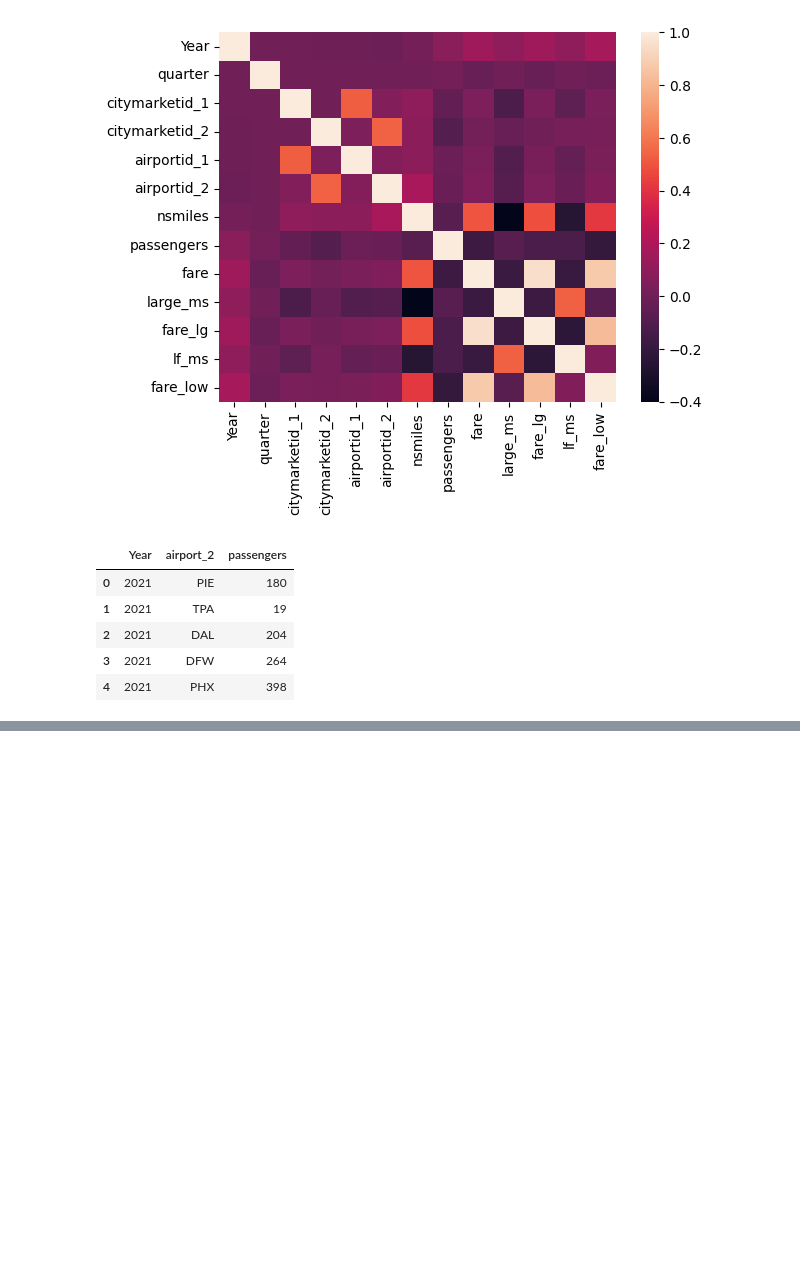
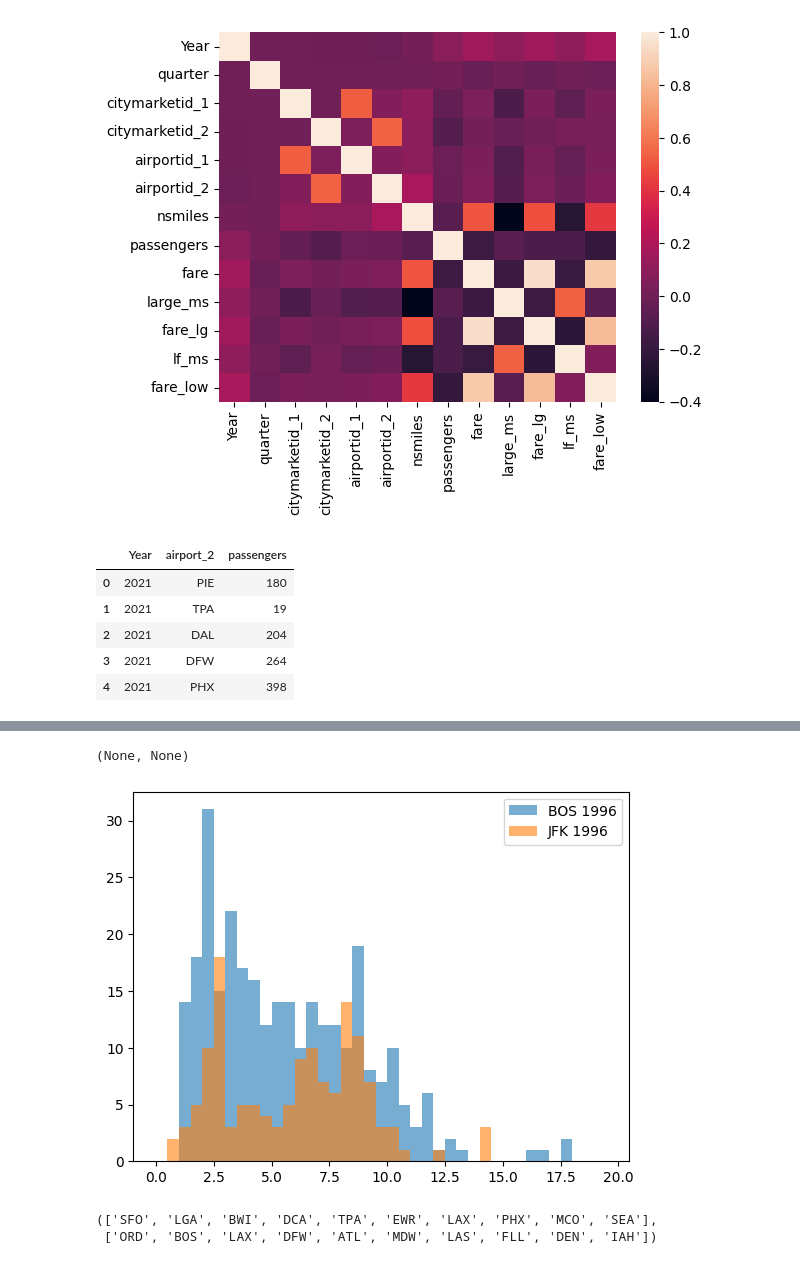
Before and after one commit to Ranabor/CDC-2024, a Jupyter notebook: basics.ipynb, the cells around one changed output, grey strips where cells are left out. Saved outputs shown, nothing was run; the diff lists cells and outputs as text; code cells hidden in the pictures; blank space fills up the shorter version.

```diff
--- a/basics.ipynb
+++ b/basics.ipynb
@@ -181,0 +177,52 @@ df_with_coords.head()
+# %%
+def get_mileage_airport(airport_name: str, year: int):
+    temp = df[(df["airport_1"] == airport_name) & (df["Year"] == year)]
+    miles_vs_fare = temp["nsmiles"] / temp["fare"]
+    plt.hist(miles_vs_fare, bins=np.arange(0, 20, 0.5), alpha=0.6, label=airport_name + " " + str(year))
+    plt.legend()
+    # plt.axvline(np.mean(miles_vs_fare), color='red', linestyle='dashed', linewidth=2, label='Mean: {:.2f}'.format(np.mean(miles_vs_fare)))
+    # plt.axvline(np.median(miles_vs_fare), color='green', linestyle='dashed', linewidth=2, label='Median: {:.2f}'.format(np.median(miles_vs_fare)))
+# %%
+get_mileage_airport("BOS", 1996), get_mileage_airport("JFK", 1996)
+# %% [output]
+(None, None)
+[figure, added]
+# %%
+df_relevant = df[(df["Year"] > 1995) & (df["Year"] != 2024)]
+
+def generate_traffic_graph(airports, start_year, end_year, removed_years = [2020, 2021, 2024], inbound = True):
+    direction = "airport_2" if inbound else "airport_1"
+    direction_word = "Inbound" if inbound else "Outbound"
+    chosen_airports = df_relevant[np.isin(df_relevant[direction], airports)]
+    chosen_airports = chosen_airports[np.isin(chosen_airports["Year"], np.arange(start_year, end_year))]
+    chosen_airports = chosen_airports[~np.isin(chosen_airports["Year"], removed_years)]
+    grouped_flights = chosen_airports.groupby([direction, "Year"]).sum().reset_index()
+    grouped_flights = grouped_flights.pivot(index="Year", columns=direction, values="passengers").fillna(0)
+
+    plt.figure(figsize=(12, 6))
+    for airport in grouped_flights.columns:
+        plt.plot(grouped_flights.index, grouped_flights[airport], marker='o', label=airport)
+
+    plt.title("Number of " + direction_word + " Passengers by Airport Over the Years")
+    plt.xlabel('Year')
+    plt.ylabel('Number of Passengers')
+    plt.xticks(grouped_flights.index, rotation=45)
+    plt.legend(title='Airports')
+    plt.grid()
+    plt.tight_layout()
+
+    plt.show()
+
+def get_top_10_airports(inbound = True):
+    direction = "airport_2" if inbound else "airport_1"
+    summed_airports = df_relevant[[direction, "passengers"]].groupby(direction).sum().reset_index()
+    summed_airports = summed_airports.sort_values(by=["passengers"], ascending=False)
+    return list(summed_airports[direction][:10])
+
+top_inbound_airports = get_top_10_airports()
+top_outbound_airports = get_top_10_airports(False)
+
+top_inbound_airports, top_outbound_airports
+# %% [output]
+(['SFO', 'LGA', 'BWI', 'DCA', 'TPA', 'EWR', 'LAX', 'PHX', 'MCO', 'SEA'],
+ ['ORD', 'BOS', 'LAX', 'DFW', 'ATL', 'MDW', 'LAS', 'FLL', 'DEN', 'IAH'])
```
Also changed, not shown: parts of 7 cells of this notebook.
